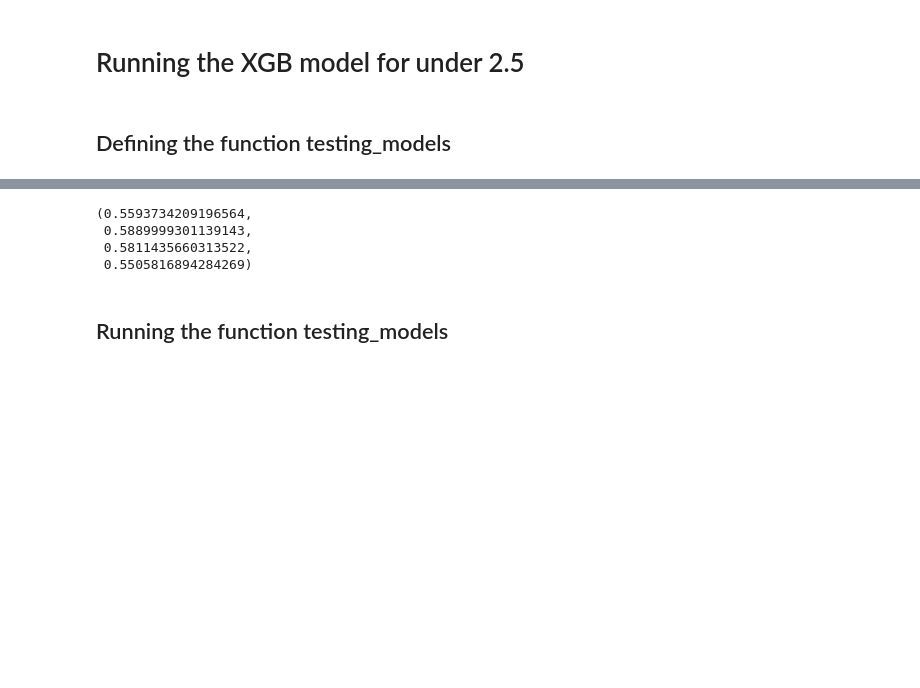
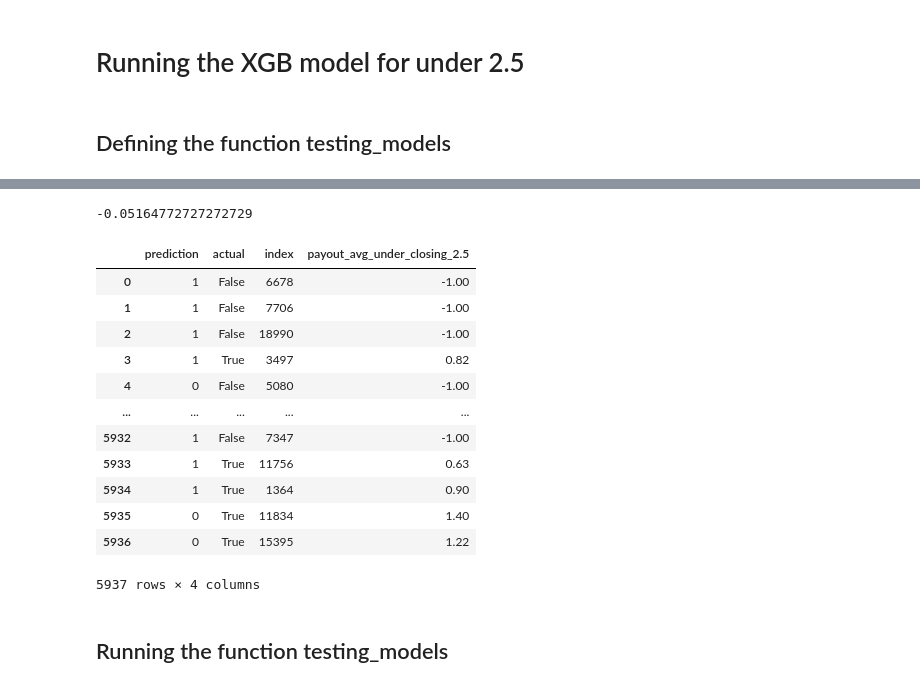
Before and after one commit to rafabertolace/OnThePitch, a Jupyter notebook: notebooks/D7_KGB_Model____beat_the_delta!_v2_testing_the_model_with_more_years_and_Mkt-rafael.ipynb, the cells around one changed output, grey strips where cells are left out. Cells and saved outputs as stored; diff of their text form; code cells hidden in the pictures; blank space fills up the shorter version.

```diff
--- a/notebooks/D7_KGB_Model____beat_the_delta!_v2_testing_the_model_with_more_years_and_Mkt-rafael.ipynb
+++ b/notebooks/D7_KGB_Model____beat_the_delta!_v2_testing_the_model_with_more_years_and_Mkt-rafael.ipynb
@@ -496,6 +496,7 @@ def testing_models(iterations):
 def testing_models_classifier(iterations):
 
     i=0
+    lista_final = []
 
     while i < iterations:
         # Split into Train/Test
@@ -519,6 +520,7 @@ def testing_models_classifier(iterations):
         y_test_df = pd.DataFrame(y_test).reset_index()
         y_final_df = y_pred_test_df.copy()
         y_final_df['actual'] = y_test_df['payout_avg_under_closing_2.5']
+        y_final_df['index'] = y_test_df['index']
 
 
         # accuracy
@@ -548,6 +550,19 @@ def testing_models_classifier(iterations):
         #import ipdb; ipdb.set_trace()
         #y_final_df['payout_avg_under_closing_2.5'] = 0
 
+        tmp = X_test.loc[y_final_df['index'], ['avg_1.0_to_1.5', 'avg_1.5_to_2.0', 'avg_2.0_to_3', 'avg_3_to_10']].reset_index(drop=True)
+        y_final_df[['avg_1.0_to_1.5', 'avg_1.5_to_2.0', 'avg_2.0_to_3', 'avg_3_to_10']] = tmp
+        dicionario = {}
+
+        for column in ['avg_1.0_to_1.5', 'avg_1.5_to_2.0', 'avg_2.0_to_3', 'avg_3_to_10']:
+            dicionario[column] = []
+            dicionario[column].append(y_final_df[(y_final_df['prediction']== True) & (y_final_df[column] == 1)]['payout_avg_under_closing_2.5'].mean())
+            dicionario[column].append(y_final_df[(y_final_df['prediction']== False) & (y_final_df[column] == 1)]['payout_avg_under_closing_2.5'].mean())
+
+
+        lista_final.append(dicionario)
+
+
         result_False = y_final_df[y_final_df['prediction']==False]['payout_avg_under_closing_2.5'].mean()
         result_True = y_final_df[y_final_df['prediction']==True]['payout_avg_under_closing_2.5'].mean()
 
@@ -556,4 +571,4 @@ def testing_models_classifier(iterations):
 
         i=i+1
 
-    return accuracy_test, accuracy_train, precision_train, precision_test, y_final_df
+    return accuracy_test, accuracy_train, precision_train, precision_test, y_final_df, lista_final
@@ -560,12 +583,25 @@ def testing_models_classifier(iterations):
+# %%
+lista_final[0]['avg_1.0_to_1.5'][0]
+# %% [output]
+-0.05164772727272729
 # %%
 accuracy_test, accuracy_train, precision_train, precision_test, y_final_df = testing_models_classifier(10)
 # %%
-accuracy_test, accuracy_train, precision_train, precision_test
+y_final_df
 # %% [output]
+|  | prediction | actual | index | payout_avg_under_closing_2.5 |
+| 0 | 1 | False | 6678 | -1.00 |
+| 1 | 1 | False | 7706 | -1.00 |
+| 2 | 1 | False | 18990 | -1.00 |
+| 3 | 1 | True | 3497 | 0.82 |
+| 4 | 0 | False | 5080 | -1.00 |
+| ... | ... | ... | ... | ... |
+| 5932 | 1 | False | 7347 | -1.00 |
+| 5933 | 1 | True | 11756 | 0.63 |
+| 5934 | 1 | True | 1364 | 0.90 |
+| 5935 | 0 | True | 11834 | 1.40 |
+| 5936 | 0 | True | 15395 | 1.22 |
-(0.5593734209196564,
- 0.5889999301139143,
- 0.5811435660313522,
- 0.5505816894284269)
+5937 rows × 4 columns
 # %%
 # results_lr_true = []
 # results_lr_false = []
```
Also changed, not shown: parts of 3 cells of this notebook, 1 other file.
